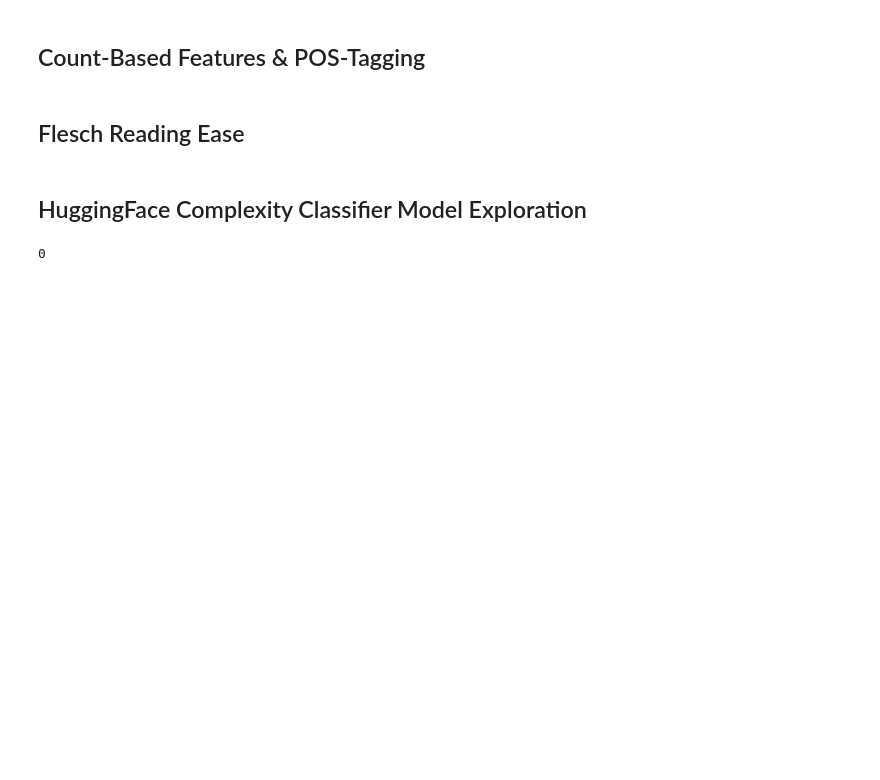
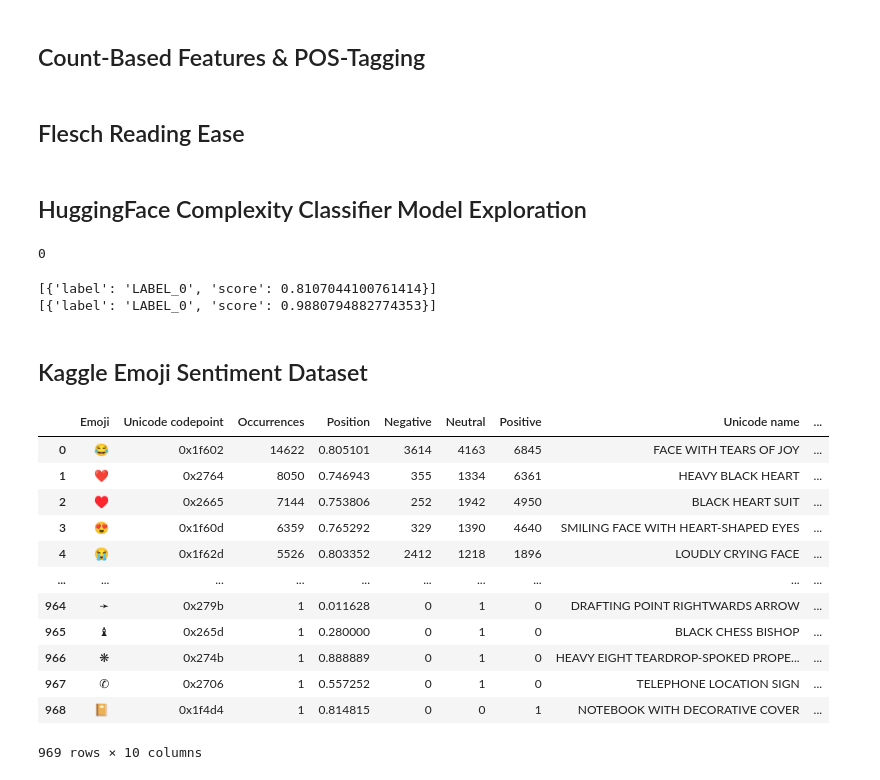
Before and after one commit to krugeremily/DAEGC_Conspiratorial_Actor_Typology, a Jupyter notebook: exploration/Building Code for Linguistic Features.ipynb, the cells around one changed output. Cells and saved outputs as stored; diff of their text form; code cells hidden in the pictures; blank space fills up the shorter version.

```diff
--- a/exploration/Building Code for Linguistic Features.ipynb
+++ b/exploration/Building Code for Linguistic Features.ipynb
@@ -155,13 +154,39 @@ model = AutoModelForSequenceClassification.from_pretrained('MiriUll/distilbert-g
 # %%
-import torch
-
-inputs = tokenizer("💓💓💓💓💓💓", return_tensors="pt")
+inputs = tokenizer("Mit solchen Drohungen kommt sie nie mehr zurück ", return_tensors="pt")
 
 with torch.no_grad():
     logits = model(**inputs).logits
 
 predicted_class_id = logits.argmax().item()
+predicted_class_id
+# %% [output]
+0
-# %%
-predicted_class_id
-# %% [output]
-0
+# %%
+pipe = pipeline("text-classification", model="MiriUll/distilbert-german-text-complexity")
+print(pipe('Das ist ein einfacher Satz.'))
+print(pipe('Obwohl der junge Wissenschaftler sich intensiv auf seine Forschungsarbeit konzentrierte, war er oft von den unvorhersehbaren und lauten Bauarbeiten im Nachbargebäude abgelenkt, die seine produktivsten Stunden regelmäßig störten.'))
+# %% [output]
+[{'label': 'LABEL_0', 'score': 0.8107044100761414}]
+[{'label': 'LABEL_0', 'score': 0.9880794882774353}]
+# %% [markdown]
+## Kaggle Emoji Sentiment Dataset
+# %%
+emojis = pd.read_csv('../data/archive/Emoji_Sentiment_Data_v1.0.csv')
+#emoji sentiment column based on max value of positive neutral or negative
+emojis['sentiment'] = emojis[['Positive', 'Neutral', 'Negative']].idxmax(axis=1)
+# %%
+emojis
+# %% [output]
+|  | Emoji | Unicode codepoint | Occurrences | Position | Negative | Neutral | Positive | Unicode name | ... |
+| 0 | 😂 | 0x1f602 | 14622 | 0.805101 | 3614 | 4163 | 6845 | FACE WITH TEARS OF JOY | ... |
+| 1 | ❤ | 0x2764 | 8050 | 0.746943 | 355 | 1334 | 6361 | HEAVY BLACK HEART | ... |
+| 2 | ♥ | 0x2665 | 7144 | 0.753806 | 252 | 1942 | 4950 | BLACK HEART SUIT | ... |
+| 3 | 😍 | 0x1f60d | 6359 | 0.765292 | 329 | 1390 | 4640 | SMILING FACE WITH HEART-SHAPED EYES | ... |
+| 4 | 😭 | 0x1f62d | 5526 | 0.803352 | 2412 | 1218 | 1896 | LOUDLY CRYING FACE | ... |
+| ... | ... | ... | ... | ... | ... | ... | ... | ... | ... |
+| 964 | ➛ | 0x279b | 1 | 0.011628 | 0 | 1 | 0 | DRAFTING POINT RIGHTWARDS ARROW | ... |
+| 965 | ♝ | 0x265d | 1 | 0.280000 | 0 | 1 | 0 | BLACK CHESS BISHOP | ... |
+| 966 | ❋ | 0x274b | 1 | 0.888889 | 0 | 1 | 0 | HEAVY EIGHT TEARDROP-SPOKED PROPE... | ... |
+| 967 | ✆ | 0x2706 | 1 | 0.557252 | 0 | 1 | 0 | TELEPHONE LOCATION SIGN | ... |
+| 968 | 📔 | 0x1f4d4 | 1 | 0.814815 | 0 | 0 | 1 | NOTEBOOK WITH DECORATIVE COVER | ... |
+969 rows × 10 columns
```
Also changed, not shown: parts of 4 cells of this notebook, 1 other file.
